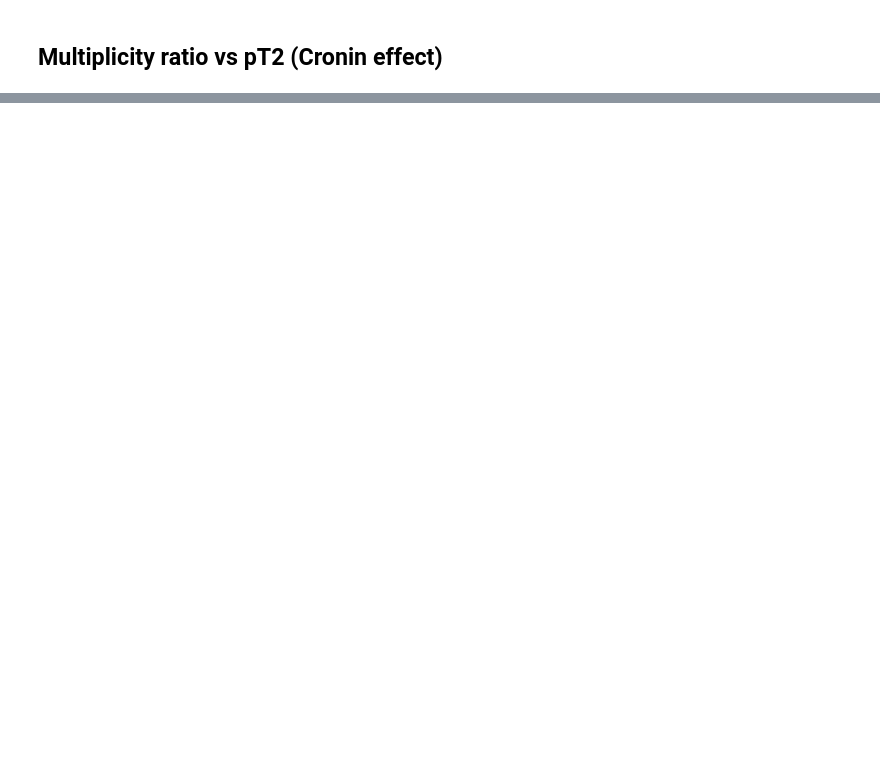
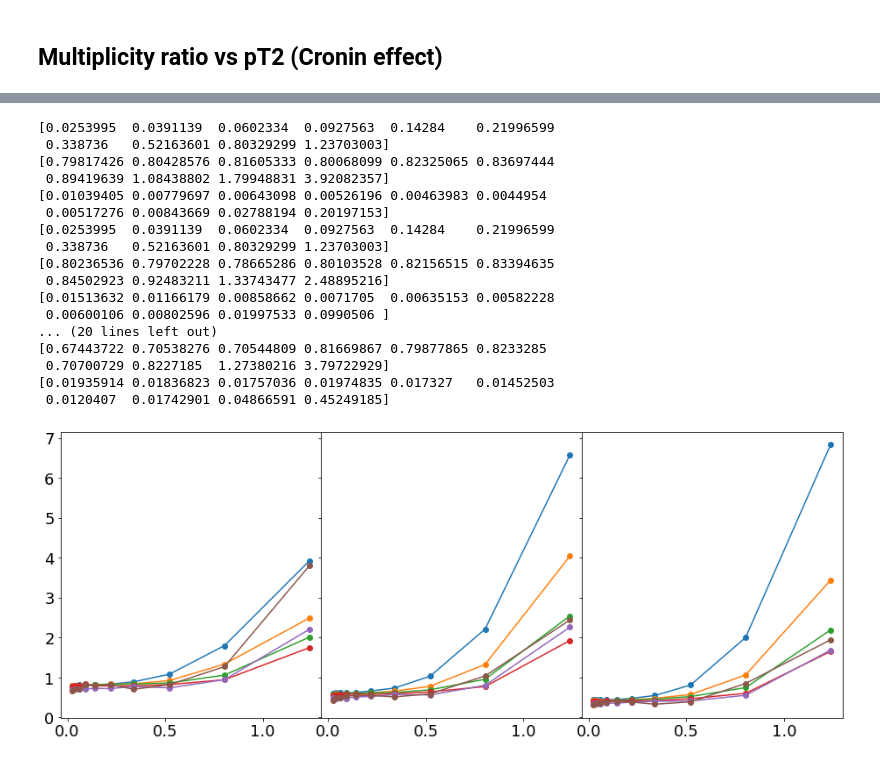
Before and after one commit to miguelignacio/eg2dihadron, a Jupyter notebook: MultiplicityRatioPlots.ipynb, the cells around one changed output, grey strips where cells are left out. Drawn from its saved outputs; the diff is of its cells as text; code cells hidden in the pictures; blank space fills up the shorter version.

```diff
--- a/MultiplicityRatioPlots.ipynb
+++ b/MultiplicityRatioPlots.ipynb
@@ -18,5 +18,5 @@ mpl.rcParams.update({'text.usetex' : False})
 # %% [output]
 Welcome to JupyROOT 6.22/06
 # %%
-file_pip = TFile.Open('3d_MR_piPlus.root')
-file_pim = TFile.Open('3d_MR_piMinus.root')
+file_pip = TFile.Open('3D_Rh_piPlus_Nu_Q2_bins.root')
+file_pim = TFile.Open('3D_Rh_piMinus_Nu_Q2_bins.root')
@@ -235,5 +286,5 @@ for nubin in range(1,4):
 ## Multiplicity ratio vs pT2 (Cronin effect)
 # %%
 #file_pip = TFile.Open('3D_MR_Pt2_piPlus.root')
-file_pip = TFile.Open('3D_MR_Pt2_piMinus.root')
+file_pip = TFile.Open('cronin_effect_piPlus.root')
 file_pip.Print()
@@ -242,7 +295,7 @@ file_pip.Print()
 y = {}
 x = {}
 erry={}
-for zbin in range(1,10):
+for zbin in range(4,10):
     print(zbin)
     data = file_pip.Get('g_zh_%i_C'%(zbin))
     data.Print()
@@ -262,13 +333,32 @@ for zbin in range(1,10):
 # %%
 fig, axs = plt.subplots(1, 3,sharex=True, sharey=True,figsize=(16,6),gridspec_kw={'hspace': 0, 'wspace':0})
 
-for zbin in range(2,10):
+for zbin in range(4,10):
     print(x['C_pip_%ibin'%(zbin)])
     print(y['C_pip_%ibin'%(zbin)])
     print(erry['C_pip_%ibin'%(zbin)])
     axs[0].plot(x['C_pip_%ibin'%(zbin)],y['C_pip_%ibin'%(zbin)],'-o')
     axs[1].plot(x['Fe_pip_%ibin'%(zbin)],y['Fe_pip_%ibin'%(zbin)],'-o')
     axs[2].plot(x['Pb_pip_%ibin'%(zbin)],y['Pb_pip_%ibin'%(zbin)],'-o')
+# %% [output]
+[0.0253995  0.0391139  0.0602334  0.0927563  0.14284    0.21996599
+ 0.338736   0.52163601 0.80329299 1.23703003]
+[0.79817426 0.80428576 0.81605333 0.80068099 0.82325065 0.83697444
+ 0.89419639 1.08438802 1.79948831 3.92082357]
+[0.01039405 0.00779697 0.00643098 0.00526196 0.00463983 0.0044954
+ 0.00517276 0.00843669 0.02788194 0.20197153]
+[0.0253995  0.0391139  0.0602334  0.0927563  0.14284    0.21996599
+ 0.338736   0.52163601 0.80329299 1.23703003]
+[0.80236536 0.79702228 0.78665286 0.80103528 0.82156515 0.83394635
+ 0.84502923 0.92483211 1.33743477 2.48895216]
+[0.01513632 0.01166179 0.00858662 0.0071705  0.00635153 0.00582228
+ 0.00600106 0.00802596 0.01997533 0.0990506 ]
+... (20 lines left out)
+[0.67443722 0.70538276 0.70544809 0.81669867 0.79877865 0.8233285
+ 0.70700729 0.8227185  1.27380216 3.79722929]
+[0.01935914 0.01836823 0.01757036 0.01974835 0.017327   0.01452503
+ 0.0120407  0.01742901 0.04866591 0.45249185]
+[figure, added]
 # %%
 fig, axs = plt.subplots(3, 3,sharex=True, sharey='row',figsize=(16,16))#,gridspec_kw={'hspace': 0, 'wspace':0})
 
```
Also changed, not shown: parts of 9 cells of this notebook, 4 other files.
